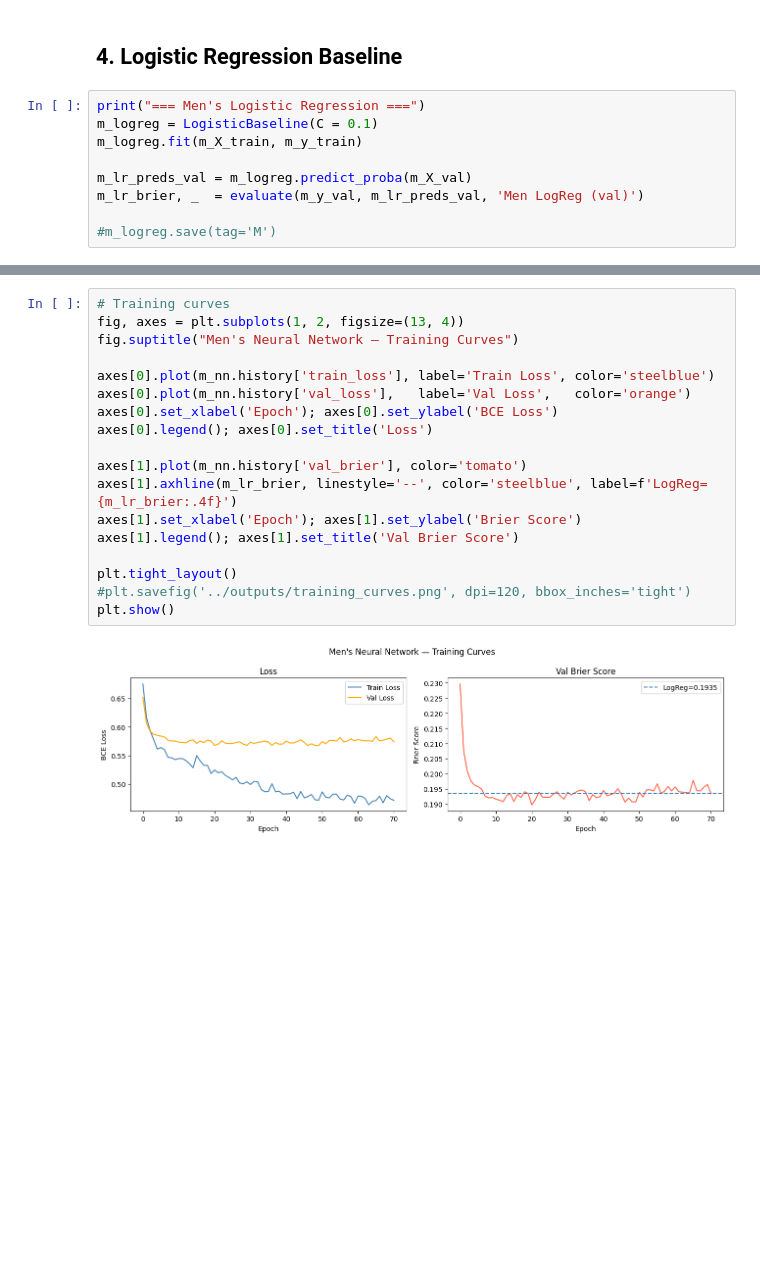
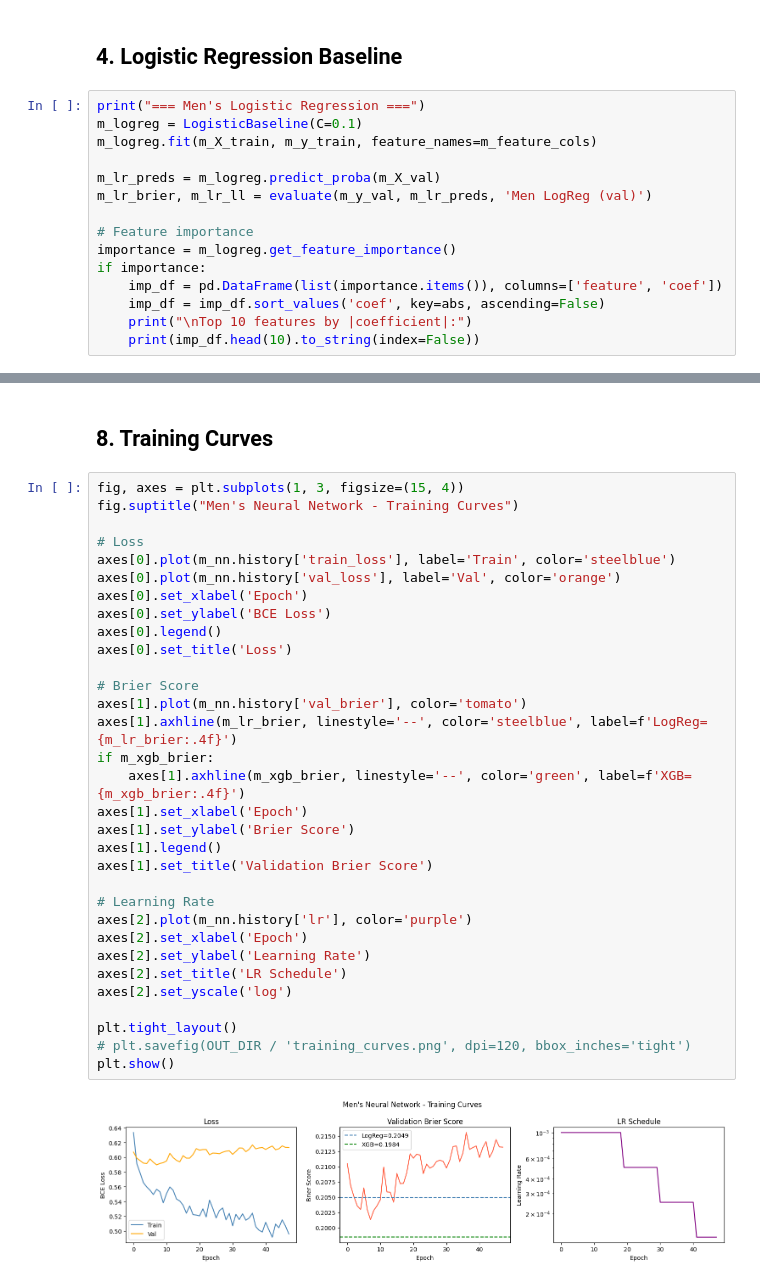
Before and after one commit to samhgold16/mm_2026_kaggle, a Jupyter notebook: notebooks/03_model.ipynb, the cells around one changed output, grey strips where cells are left out. Cells and saved outputs as stored; diff of their text form; blank space fills up the shorter version.

Commit message:
total overhaul of features and models used for prediction

```diff
--- a/notebooks/03_model.ipynb
+++ b/notebooks/03_model.ipynb
@@ -125,12 +169,18 @@ Seed-only heuristic                  Brier=0.1885  LogLoss=0.5580
 ## 4. Logistic Regression Baseline
 # %%
 print("=== Men's Logistic Regression ===")
-m_logreg = LogisticBaseline(C = 0.1)
-m_logreg.fit(m_X_train, m_y_train)
+m_logreg = LogisticBaseline(C=0.1)
+m_logreg.fit(m_X_train, m_y_train, feature_names=m_feature_cols)
 
-m_lr_preds_val = m_logreg.predict_proba(m_X_val)
-m_lr_brier, _  = evaluate(m_y_val, m_lr_preds_val, 'Men LogReg (val)')
+m_lr_preds = m_logreg.predict_proba(m_X_val)
+m_lr_brier, m_lr_ll = evaluate(m_y_val, m_lr_preds, 'Men LogReg (val)')
 
-#m_logreg.save(tag='M')
+# Feature importance
+importance = m_logreg.get_feature_importance()
+if importance:
+    imp_df = pd.DataFrame(list(importance.items()), columns=['feature', 'coef'])
+    imp_df = imp_df.sort_values('coef', key=abs, ascending=False)
+    print("\nTop 10 features by |coefficient|:")
+    print(imp_df.head(10).to_string(index=False))
 # %% [output]
 === Men's Logistic Regression ===
@@ -219,20 +372,36 @@ Neural Network                       Brier=0.1897  LogLoss=0.5677
+# %% [markdown]
+## 8. Training Curves
 # %%
-# Training curves
-fig, axes = plt.subplots(1, 2, figsize=(13, 4))
-fig.suptitle("Men's Neural Network — Training Curves")
+fig, axes = plt.subplots(1, 3, figsize=(15, 4))
+fig.suptitle("Men's Neural Network - Training Curves")
 
-axes[0].plot(m_nn.history['train_loss'], label='Train Loss', color='steelblue')
-axes[0].plot(m_nn.history['val_loss'],   label='Val Loss',   color='orange')
-axes[0].set_xlabel('Epoch'); axes[0].set_ylabel('BCE Loss')
-axes[0].legend(); axes[0].set_title('Loss')
+# Loss
+axes[0].plot(m_nn.history['train_loss'], label='Train', color='steelblue')
+axes[0].plot(m_nn.history['val_loss'], label='Val', color='orange')
+axes[0].set_xlabel('Epoch')
+axes[0].set_ylabel('BCE Loss')
+axes[0].legend()
+axes[0].set_title('Loss')
 
+# Brier Score
 axes[1].plot(m_nn.history['val_brier'], color='tomato')
 axes[1].axhline(m_lr_brier, linestyle='--', color='steelblue', label=f'LogReg={m_lr_brier:.4f}')
-axes[1].set_xlabel('Epoch'); axes[1].set_ylabel('Brier Score')
-axes[1].legend(); axes[1].set_title('Val Brier Score')
+if m_xgb_brier:
+    axes[1].axhline(m_xgb_brier, linestyle='--', color='green', label=f'XGB={m_xgb_brier:.4f}')
+axes[1].set_xlabel('Epoch')
+axes[1].set_ylabel('Brier Score')
+axes[1].legend()
+axes[1].set_title('Validation Brier Score')
+
+# Learning Rate
+axes[2].plot(m_nn.history['lr'], color='purple')
+axes[2].set_xlabel('Epoch')
+axes[2].set_ylabel('Learning Rate')
+axes[2].set_title('LR Schedule')
+axes[2].set_yscale('log')
 
 plt.tight_layout()
-#plt.savefig('../outputs/training_curves.png', dpi=120, bbox_inches='tight')
+# plt.savefig(OUT_DIR / 'training_curves.png', dpi=120, bbox_inches='tight')
 plt.show()
 # %% [output]
-[figure, old version]
+[figure, new version]
```
Also changed, not shown: parts of 42 cells of this notebook, 14 other files.
